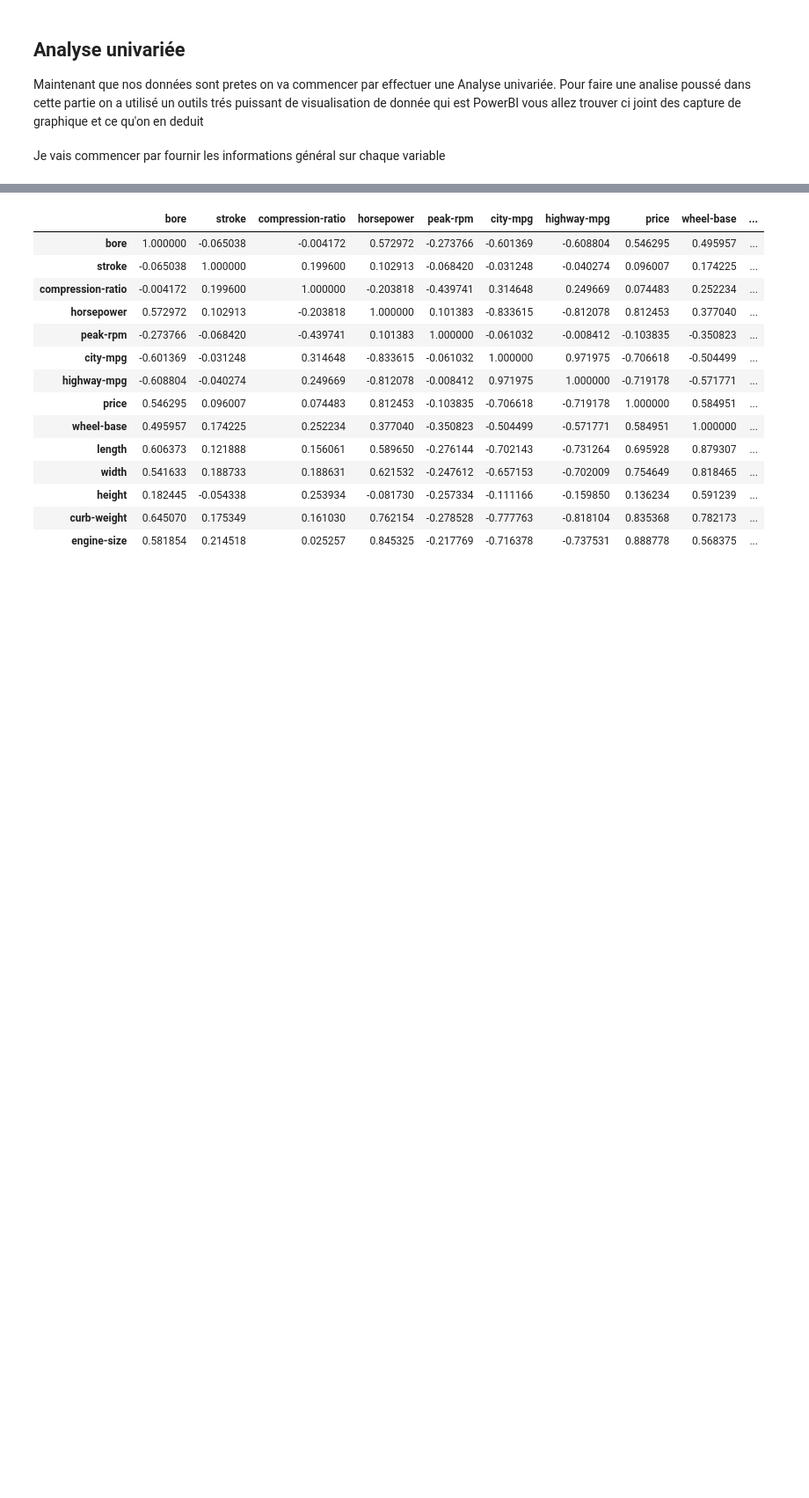
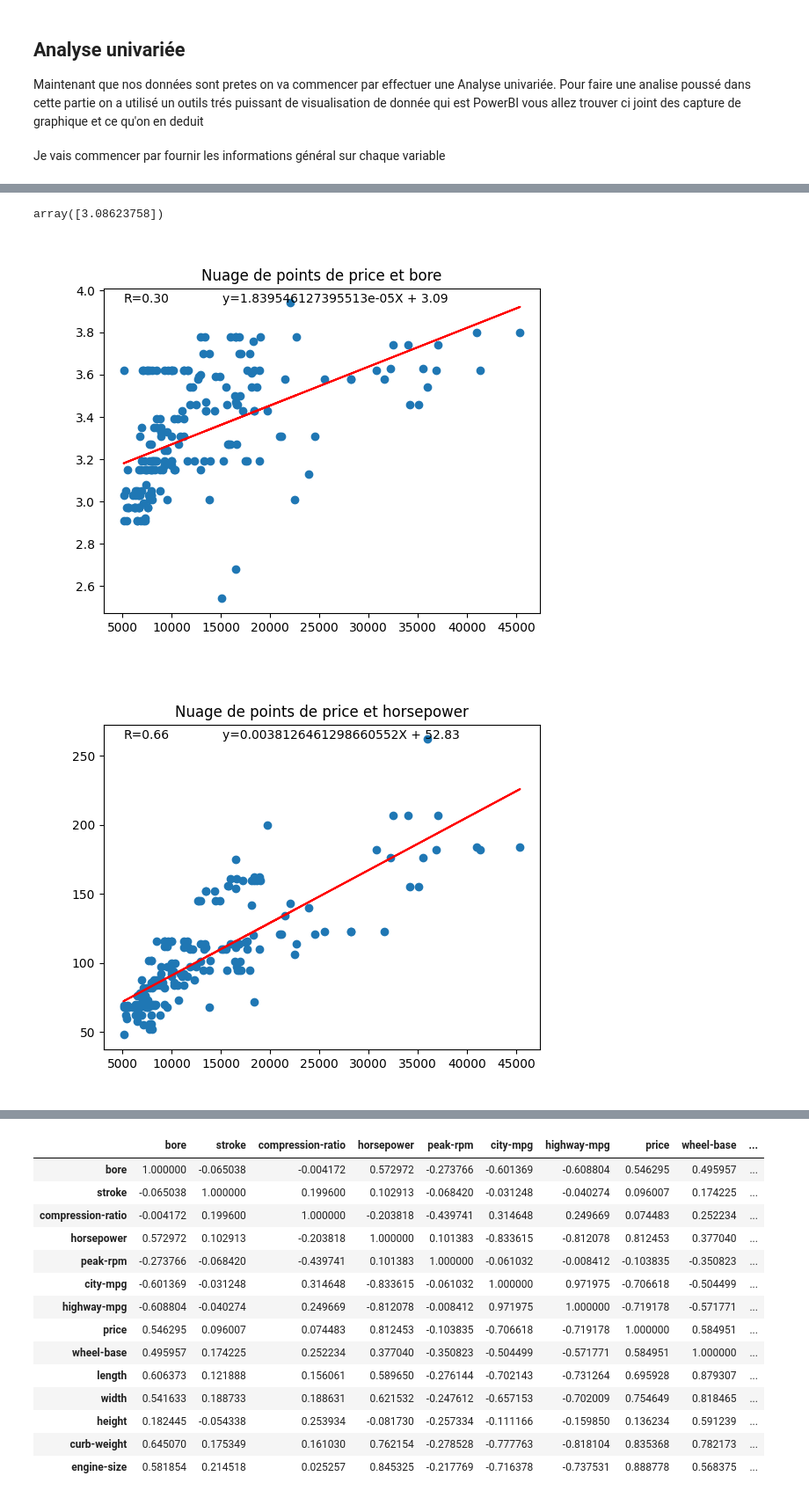
Before and after one commit to YoussefSA2/Projet_Data, a Jupyter notebook: Projet.ipynb, the cells around one changed output, grey strips where cells are left out. Shown at 88% size. Cells and saved outputs as stored; diff of their text form; code cells hidden in the pictures; blank space fills up the shorter version.

```diff
--- a/Projet.ipynb
+++ b/Projet.ipynb
@@ -86,0 +136,35 @@ ____________________________________________________________________________
+# %%
+lr.intercept_
+# %% [output]
+array([3.08623758])
+# %%
+data=['price']
+
+for x in data:
+    for y in quanti.drop(["stroke","compression-ratio","peak-rpm","height"]):
+        if x!=y:
+            lr = LinearRegression()
+            X = dataset[x].values.reshape(-1,1)
+            Y = dataset[y].values.reshape(-1,1)
+            lr.fit(X, Y)
+            yPred= lr.predict(X)
+            fig = plt.figure()
+            plt.scatter(X,Y)
+            plt.title("Nuage de points de "+x+" et "+y)
+            plt.plot(X, yPred, color='red')
+            plt.text(
+                x=X.min(),
+                y=Y.max(),
+                s="R="+format(lr.score(X,Y),".2f"),
+                fontsize=10
+            )
+            plt.text(
+                x=X.max()/3,
+                y=Y.max(),
+                s="y=" + str(lr.coef_[0][0]) + "X + "+format(lr.intercept_[0],".2f"),
+                fontsize=10
+            )
+            plt.show()
+# %% [output]
+[figure, added]
+[figure, added]
```
Also changed, not shown: parts of 27 cells of this notebook.
